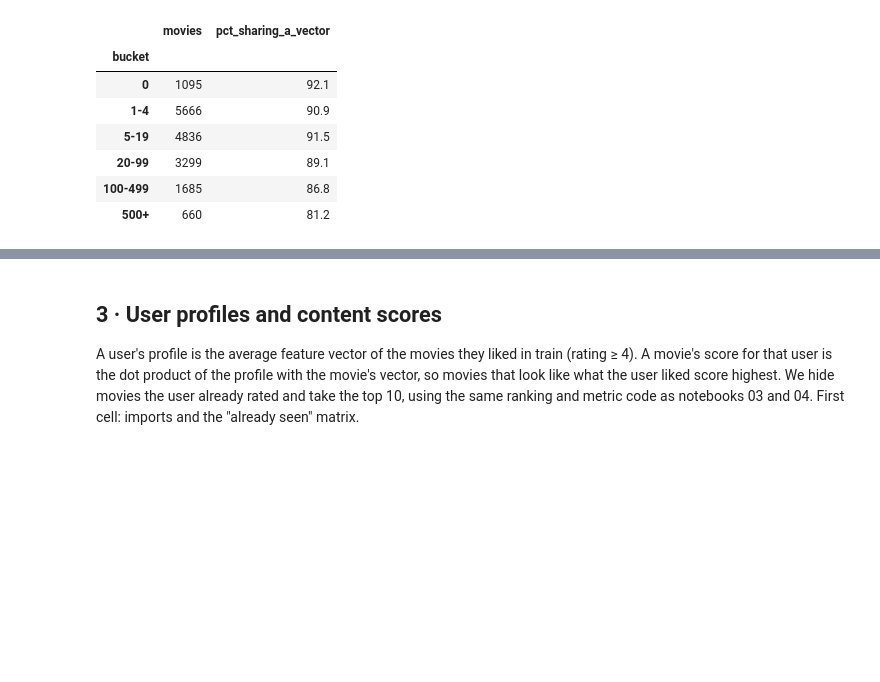
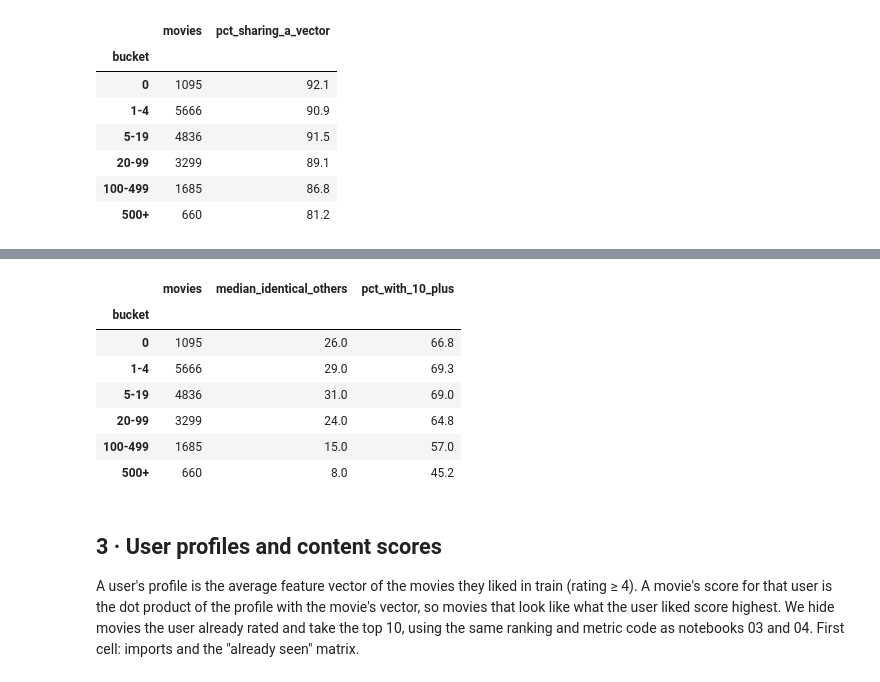
Before and after one commit to RavenKing45/Movie-Recommendation-System, a Jupyter notebook: notebooks/05_content_based.ipynb, the cells around one changed output, grey strips where cells are left out. Saved outputs shown, nothing was run; the diff lists cells and outputs as text; code cells hidden in the pictures; blank space fills up the shorter version.

```diff
--- a/notebooks/05_content_based.ipynb
+++ b/notebooks/05_content_based.ipynb
@@ -259,3 +264,19 @@ sizes of the 5 biggest groups of identical movies: [587, 531, 464, 391, 329]
+# %%
+meta["identical_others"] = same        # movies with exactly the same vector as this one
+meta.groupby("bucket", observed=False).agg(
+    movies=("title", "size"),
+    median_identical_others=("identical_others", "median"),
+    pct_with_10_plus=("identical_others", lambda s: round(100 * (s >= 10).mean(), 1)),
+)
+# %% [output]
+|  | movies | median_identical_others | pct_with_10_plus |
+| bucket |  |  |  |
+| 0 | 1095 | 26.0 | 66.8 |
+| 1-4 | 5666 | 29.0 | 69.3 |
+| 5-19 | 4836 | 31.0 | 69.0 |
+| 20-99 | 3299 | 24.0 | 64.8 |
+| 100-499 | 1685 | 15.0 | 57.0 |
+| 500+ | 660 | 8.0 | 45.2 |
 # %% [markdown]
 ## 3 · User profiles and content scores
 A user's profile is the average feature vector of the movies they liked in train (rating ≥ 4). A movie's score for that user is the dot product of the profile with the movie's vector, so movies that look like what the user liked score highest. We hide movies the user already rated and take the top 10, using the same ranking and metric code as notebooks 03 and 04. First cell: imports and the "already seen" matrix.
```
Also changed, not shown: parts of 35 cells of this notebook, 1 other file.
